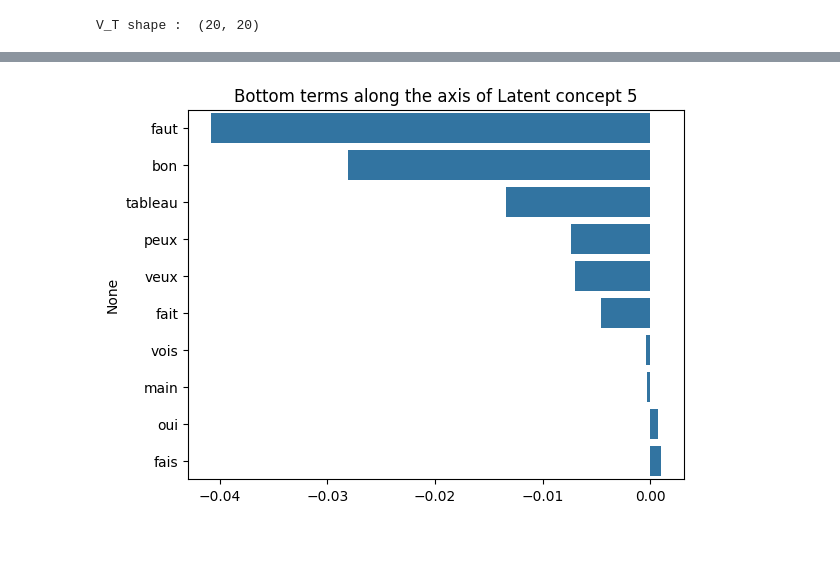
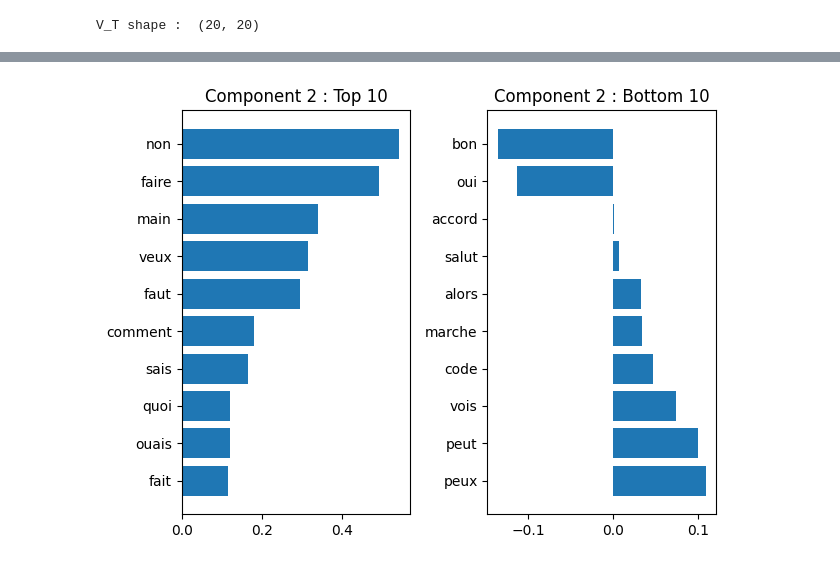
Before and after one commit to chloeboireaudevier/StageMIDL, a Jupyter notebook: essai_clustering_texte.ipynb, the cells around one changed output, grey strips where cells are left out. Saved outputs shown, nothing was run; the diff lists cells and outputs as text; code cells hidden in the pictures.

```diff
--- a/essai_clustering_texte.ipynb
+++ b/essai_clustering_texte.ipynb
@@ -395,8 +306,4 @@ fig = sns.barplot(x= top_10.values, y=top_10.index)
-# %%
-data = term_topic_matrix[f'Latent_concept_5']
-data = data.sort_values(ascending=True)
-top_10 = data[:10]
-plt.title('Bottom terms along the axis of Latent concept 5')
-fig = sns.barplot(x= top_10.values, y=top_10.index)
-# %% [output]
-[figure, removed]
+# %%
+visualize_top_bottom_terms_component(term_topic_matrix,2)
+# %% [output]
+[figure, added]
```
Also changed, not shown: parts of 16 cells of this notebook.
